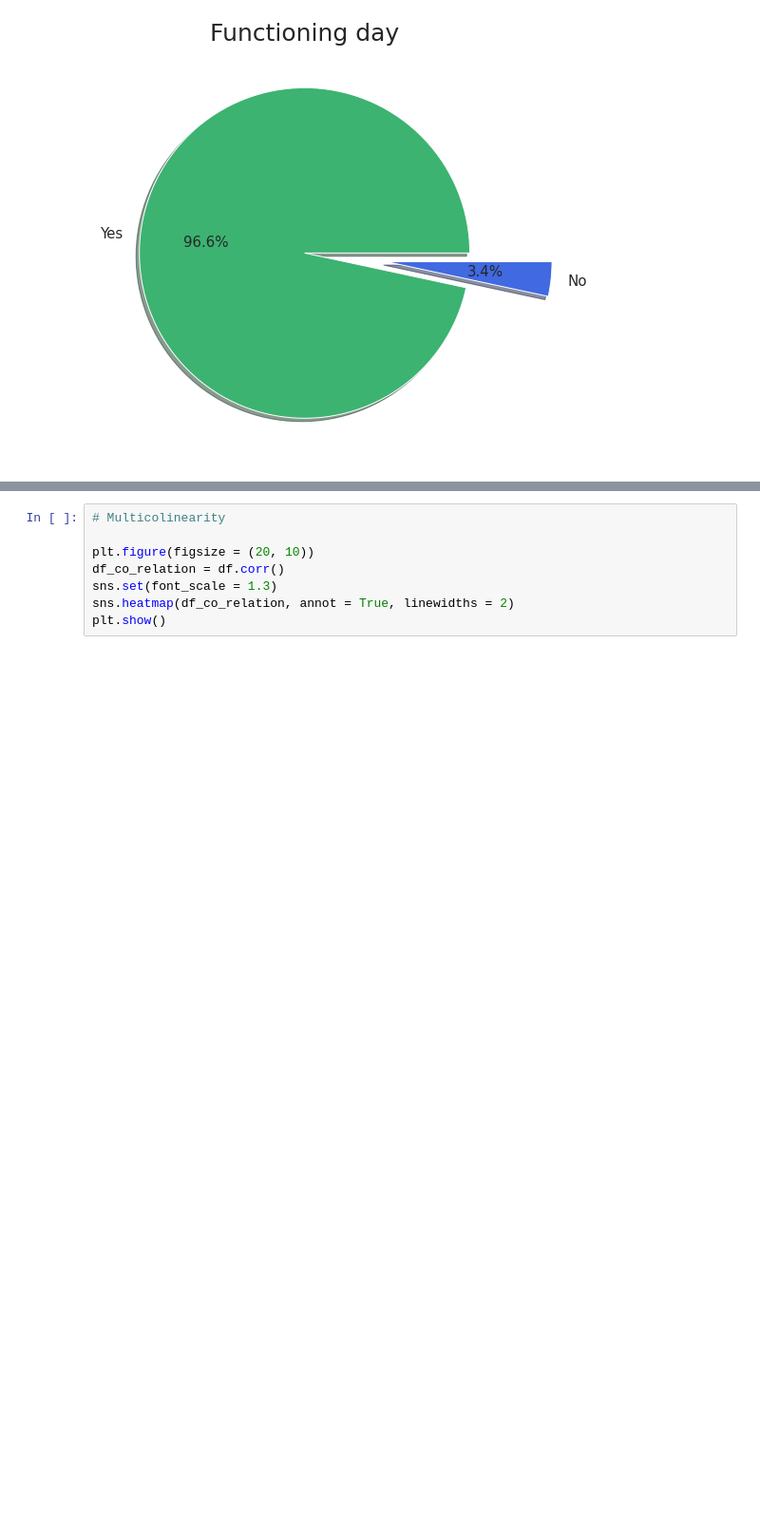
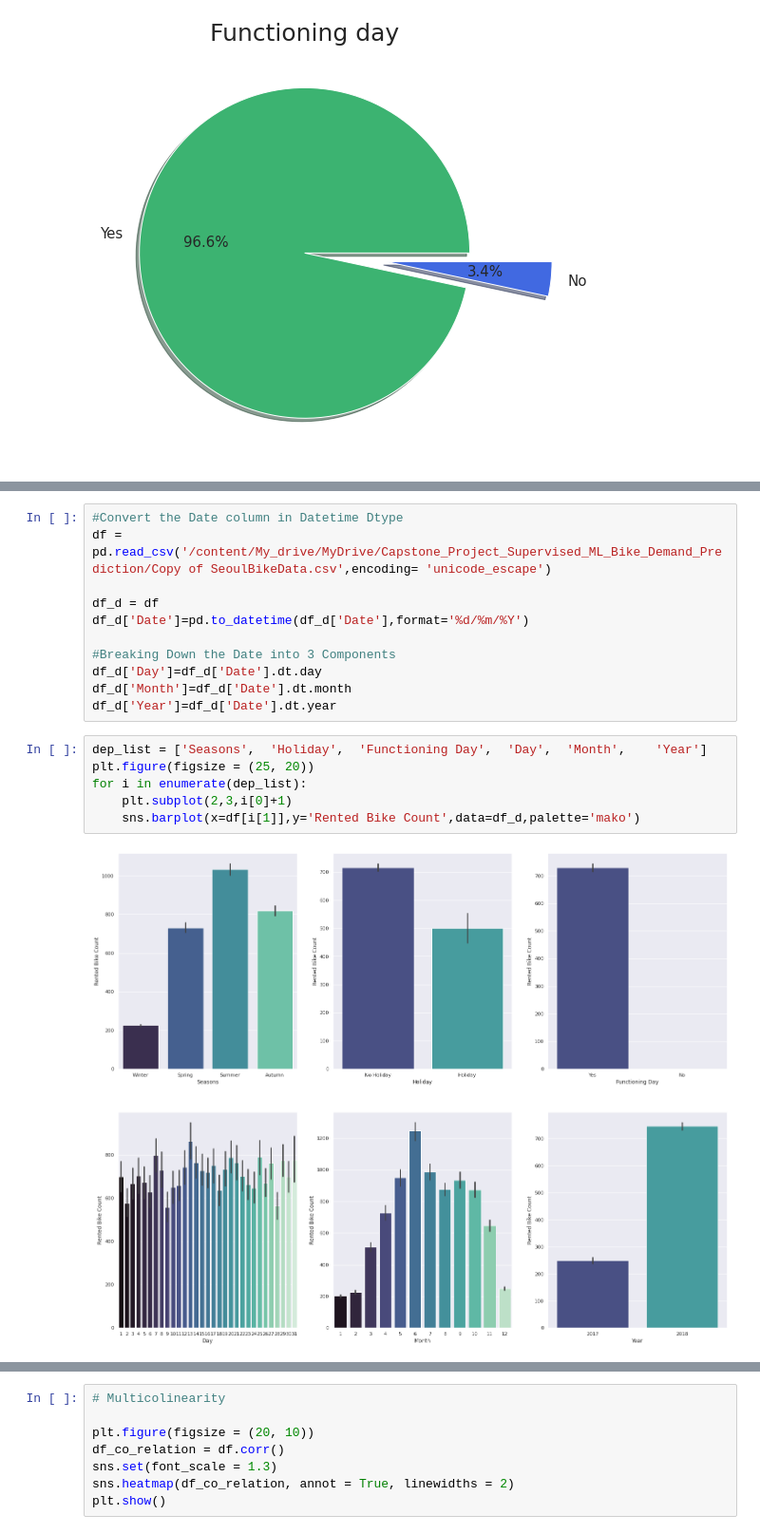
Before and after one commit to SethupathyM/Bike_Demand_Prediction, a Jupyter notebook: Bike_Demand_Prediction.ipynb, the cells around one changed output, grey strips where cells are left out. Shown at 95% size. Saved outputs shown, nothing was run; the diff lists cells and outputs as text; blank space fills up the shorter version.

```diff
--- a/Bike_Demand_Prediction.ipynb
+++ b/Bike_Demand_Prediction.ipynb
@@ -277,0 +302,19 @@ plt.show()
+# %%
+#Convert the Date column in Datetime Dtype
+df = pd.read_csv('/content/My_drive/MyDrive/Capstone_Project_Supervised_ML_Bike_Demand_Prediction/Copy of SeoulBikeData.csv',encoding= 'unicode_escape')
+
+df_d = df
+df_d['Date']=pd.to_datetime(df_d['Date'],format='%d/%m/%Y')
+
+#Breaking Down the Date into 3 Components
+df_d['Day']=df_d['Date'].dt.day
+df_d['Month']=df_d['Date'].dt.month
+df_d['Year']=df_d['Date'].dt.year
+# %%
+dep_list = ['Seasons',	'Holiday',	'Functioning Day',	'Day',	'Month',	'Year']
+plt.figure(figsize = (25, 20))
+for i in enumerate(dep_list):
+    plt.subplot(2,3,i[0]+1)
+    sns.barplot(x=df[i[1]],y='Rented Bike Count',data=df_d,palette='mako')
+# %% [output]
+[figure, added]
```
Also changed, not shown: parts of 31 cells of this notebook.
